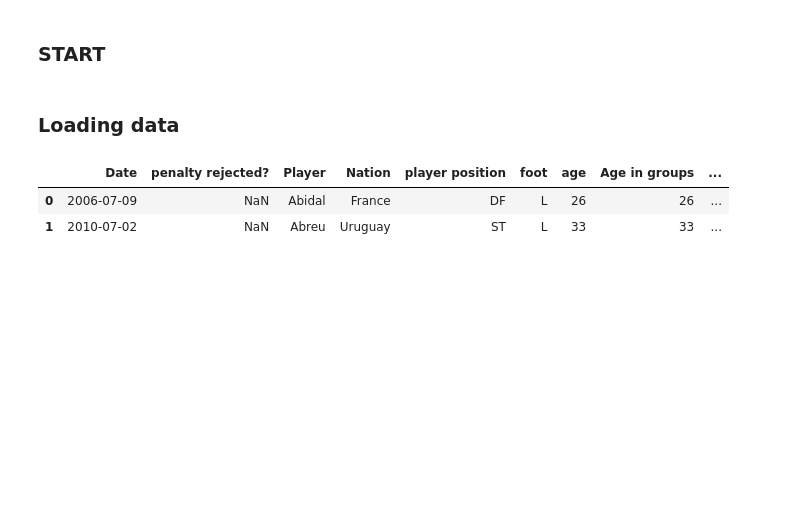
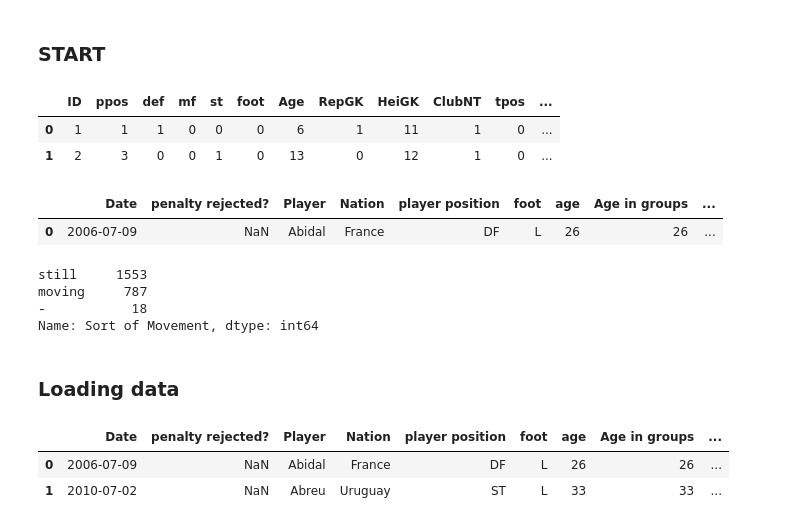
Before and after one commit to Tayyabrahmani/AON-Penalty-Prediction, a Jupyter notebook: EDA-python.ipynb, the cells around one changed output. Cells and saved outputs as stored; diff of their text form; code cells hidden in the pictures; blank space fills up the shorter version.

Commit message:
Add current models

```diff
--- a/EDA-python.ipynb
+++ b/EDA-python.ipynb
@@ -12,6 +12,26 @@ pd.set_option('display.max_column', None)
 pd.set_option('display.max_rows', 500)
 
 sns.set_color_codes(palette='deep')
+# %%
+df1 = pd.read_csv("prior-works/Rest_Data/DataSetModel0NA6Alt.csv", sep=";")
+# %%
+df1.head(2)
+# %% [output]
+|  | ID | ppos | def | mf | st | foot | Age | RepGK | HeiGK | ClubNT | tpos | ... |
+| 0 | 1 | 1 | 1 | 0 | 0 | 0 | 6 | 1 | 11 | 1 | 0 | ... |
+| 1 | 2 | 3 | 0 | 0 | 1 | 0 | 13 | 0 | 12 | 1 | 0 | ... |
+# %%
+df.head(1)
+# %% [output]
+|  | Date | penalty rejected? | Player | Nation | player position | foot | age | Age in groups | ... |
+| 0 | 2006-07-09 | NaN | Abidal | France | DF | L | 26 | 26 | ... |
+# %%
+df['Sort of Movement'].value_counts()
+# %% [output]
+still     1553
+moving     787
+-           18
+Name: Sort of Movement, dtype: int64
 # %% [markdown]
 ### Loading data
 # %%
```
Also changed, not shown: 18 other files.
